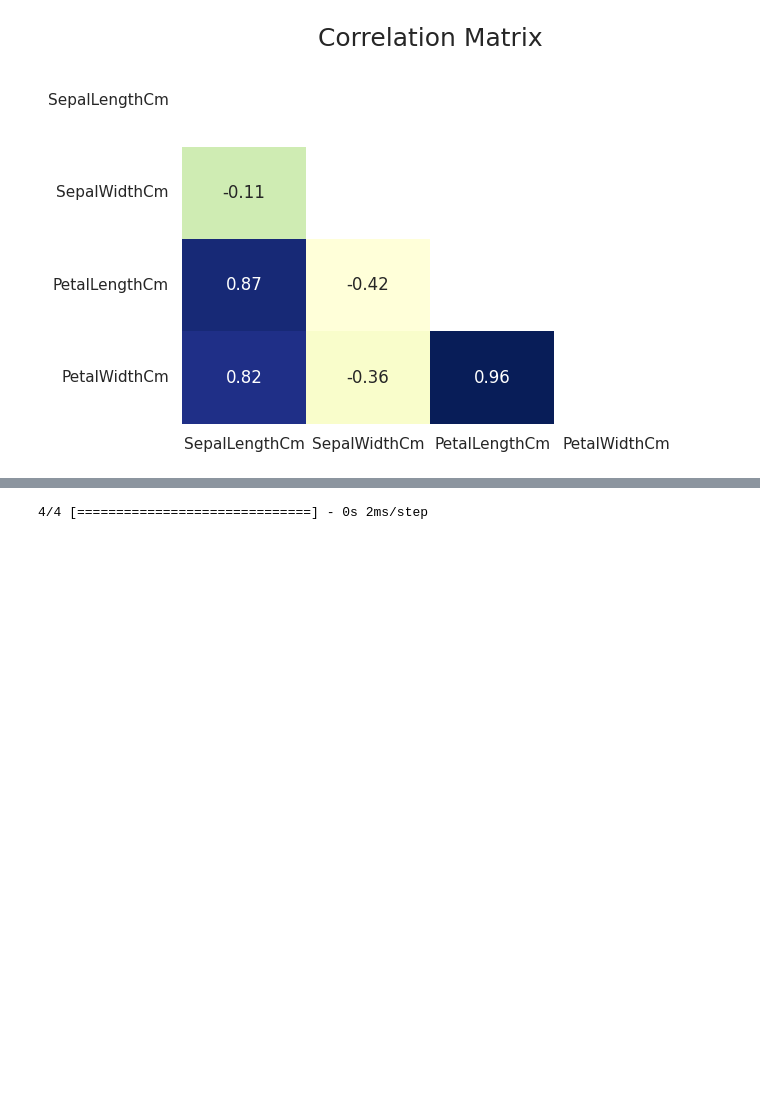
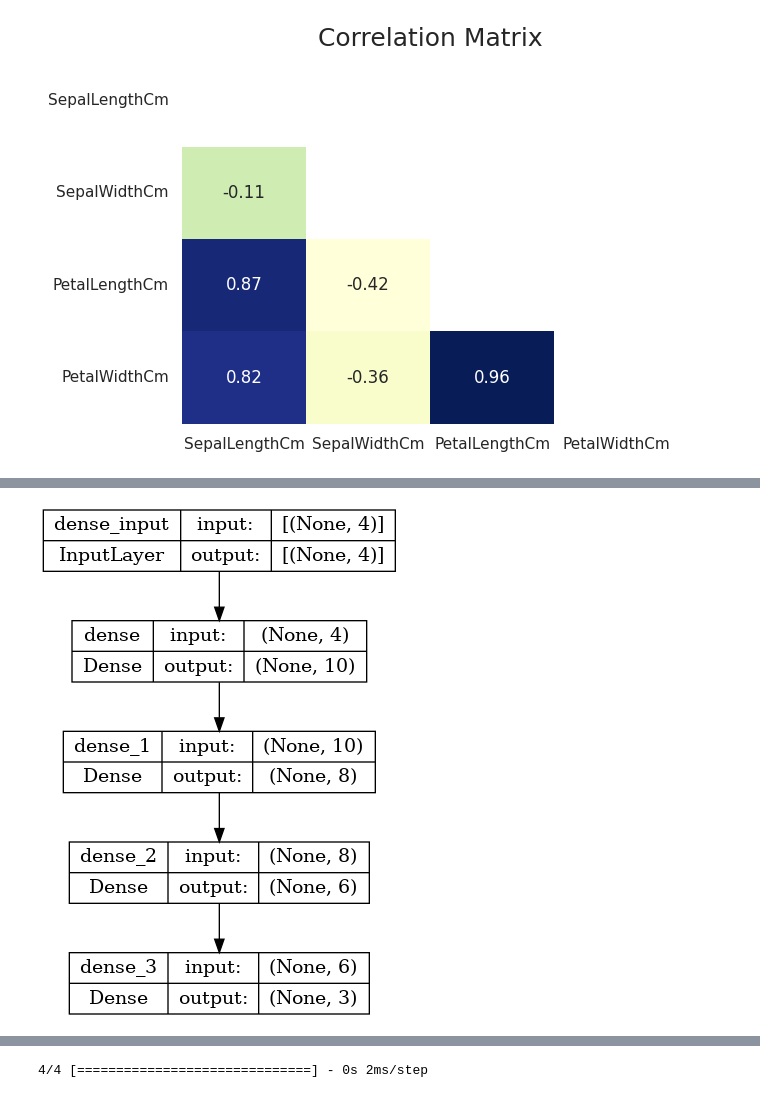
Before and after one commit to Plealm/Iris, a Jupyter notebook: src/iris.ipynb, the cells around one changed output, grey strips where cells are left out. Drawn from its saved outputs; the diff is of its cells as text; code cells hidden in the pictures; blank space fills up the shorter version.

```diff
--- a/src/iris.ipynb
+++ b/src/iris.ipynb
@@ -263,3 +290,8 @@ _________________________________________________________________
+# %%
+import keras
+keras.utils.plot_model(model, show_shapes=True)
+# %% [output]
+[figure, added]
 # %%
 history = model.fit(X_train,Y_train,epochs=90, batch_size=16)
 # %% [output]
```
Also changed, not shown: parts of 31 cells of this notebook.
